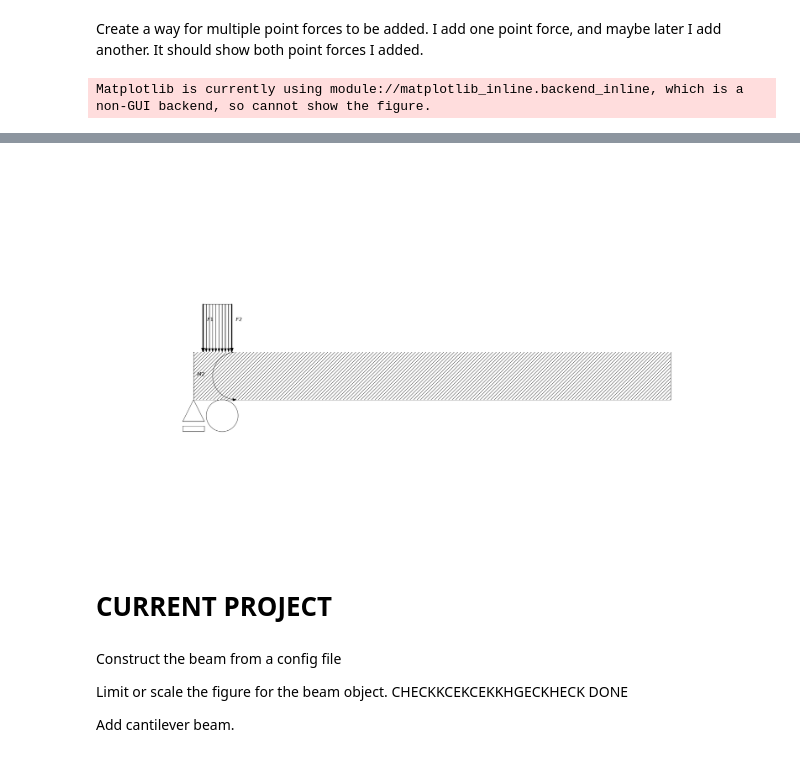
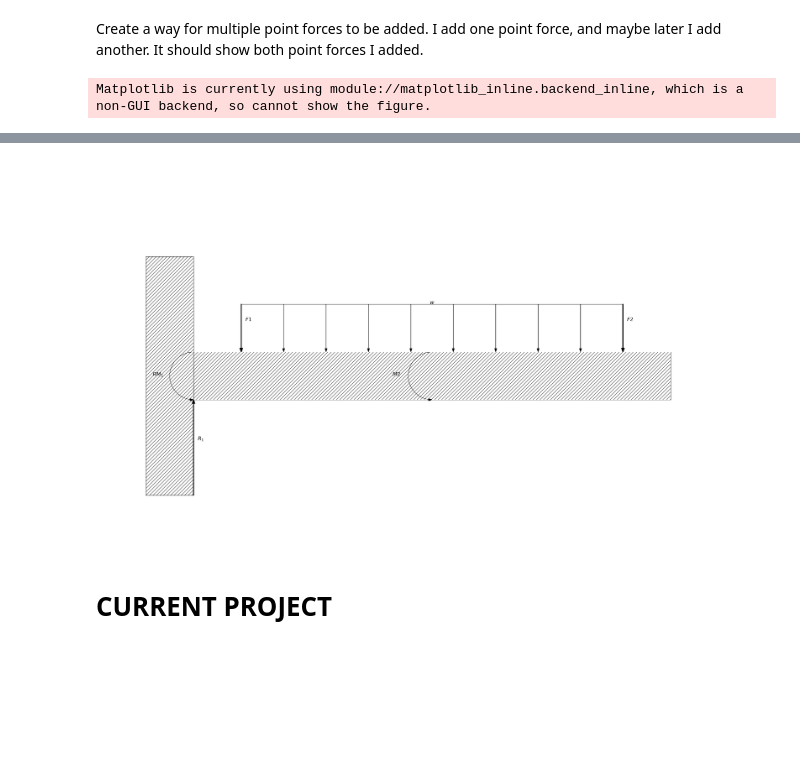
Before and after one commit to johnsont490/Structures-Package, a Jupyter notebook: beam_solver.ipynb, the cells around one changed output, grey strips where cells are left out. Saved outputs shown, nothing was run; the diff lists cells and outputs as text; code cells hidden in the pictures; blank space fills up the shorter version.

Commit message:
Near Final Product
Updates have been made. Only need to read a config file in the Beam() object and work will be done.

```diff
--- a/beam_solver.ipynb
+++ b/beam_solver.ipynb
@@ -488,35 +683,29 @@ class Beam:
 Create a way for multiple point forces to be added. I add one point force, and maybe later I add another. It should show both point forces I added.
 # %%
 #Create the Beam Object
-sick_beam = Beam(length = 100, height = 1)
-
+# sick_beam = Supported_Beam(length = 20, height = 1)
+sick_beam = Cantilever_Beam(length = 20, height = 1)
 #Adding forces onto the beam. It doesn't matter that order in which use these methods.
-sick_beam.point_force("F1",position = 2,magnitude= -2)
-sick_beam.point_force("F2",position = 8,magnitude= 50)
-sick_beam.uniform_load('UF1',start= 2,end = 8, distributed_load = 15)
+sick_beam.point_force("F1",position = 2,magnitude= 20)
+sick_beam.point_force("F2",position = 18,magnitude= 20)
+sick_beam.uniform_load('UF1',start= 2,end = 18, distributed_load = 10)
 
 #Adding Supports underneath the beam. The problem is limited to one fixed support
 #Since adding more will make the problem statically indeterminate.
-sick_beam.fixed_support('SUP1', position= 0)
-sick_beam.roller_support('SUP2',position= 6)
+# sick_beam.fixed_support('SUP1', position= 2)
+# sick_beam.roller_support('SUP2',position= 6)
 
 #Add a couple onto the beam
-sick_beam.moment('M2',position=9,magnitude=9)
+sick_beam.moment('M2',position=10,magnitude=10)
 
 #Once you've added the methods desired you can take a look at how the beam looks.
 sick_beam.force_dictionary
 sick_beam.moment_dictionary
 sick_beam.diagrams()
 # %% [output]
 Matplotlib is currently using module://matplotlib_inline.backend_inline, which is a non-GUI backend, so cannot show the figure.
 [interactive output not drawn]
 [interactive output not drawn]
-[figure, old version]
+[figure, new version]
 # %% [markdown]
  # CURRENT PROJECT
-# %% [markdown]
-Construct the beam from a config file
-
-Limit or scale the figure for the beam object. CHECKKCEKCEKKHGECKHECK DONE
-
-Add cantilever beam.
```
Also changed, not shown: parts of 7 cells of this notebook.
